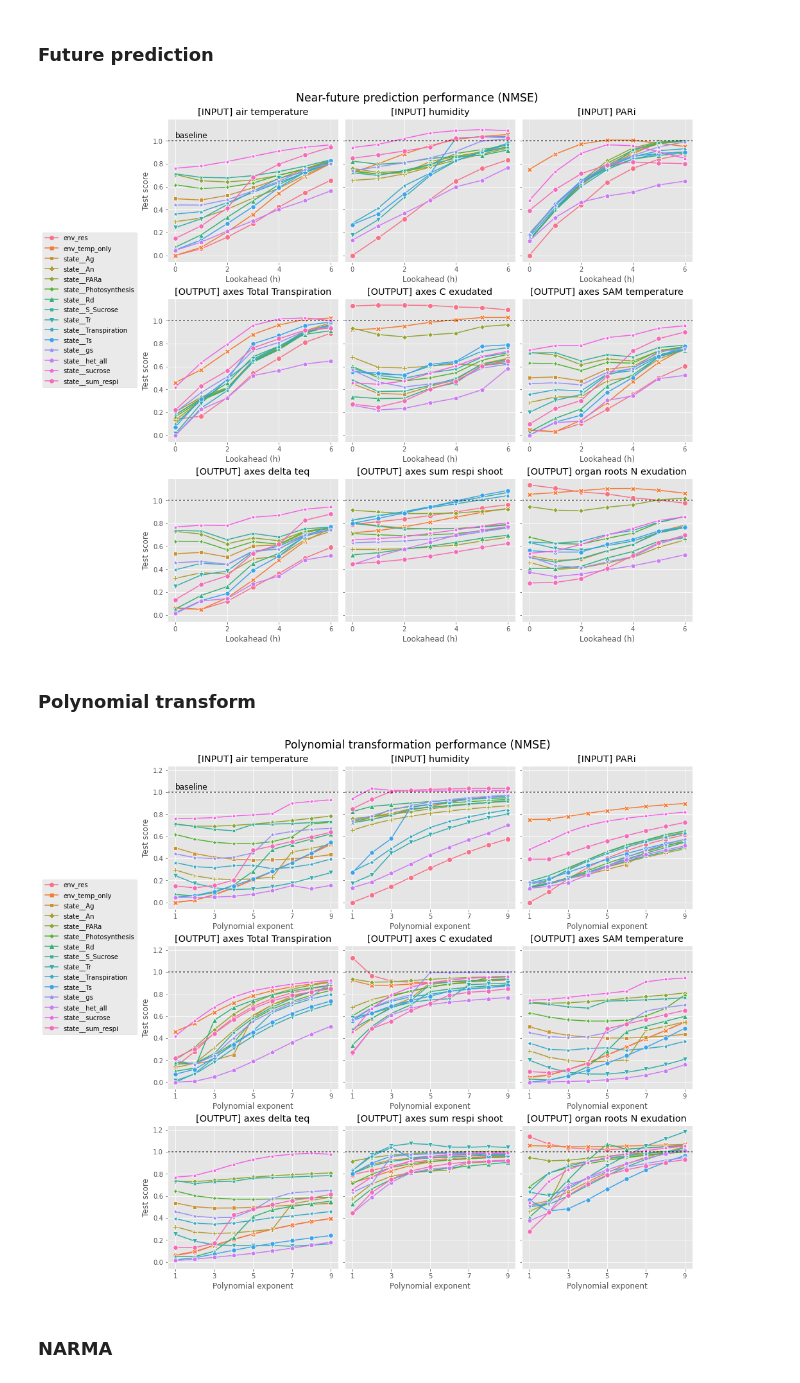
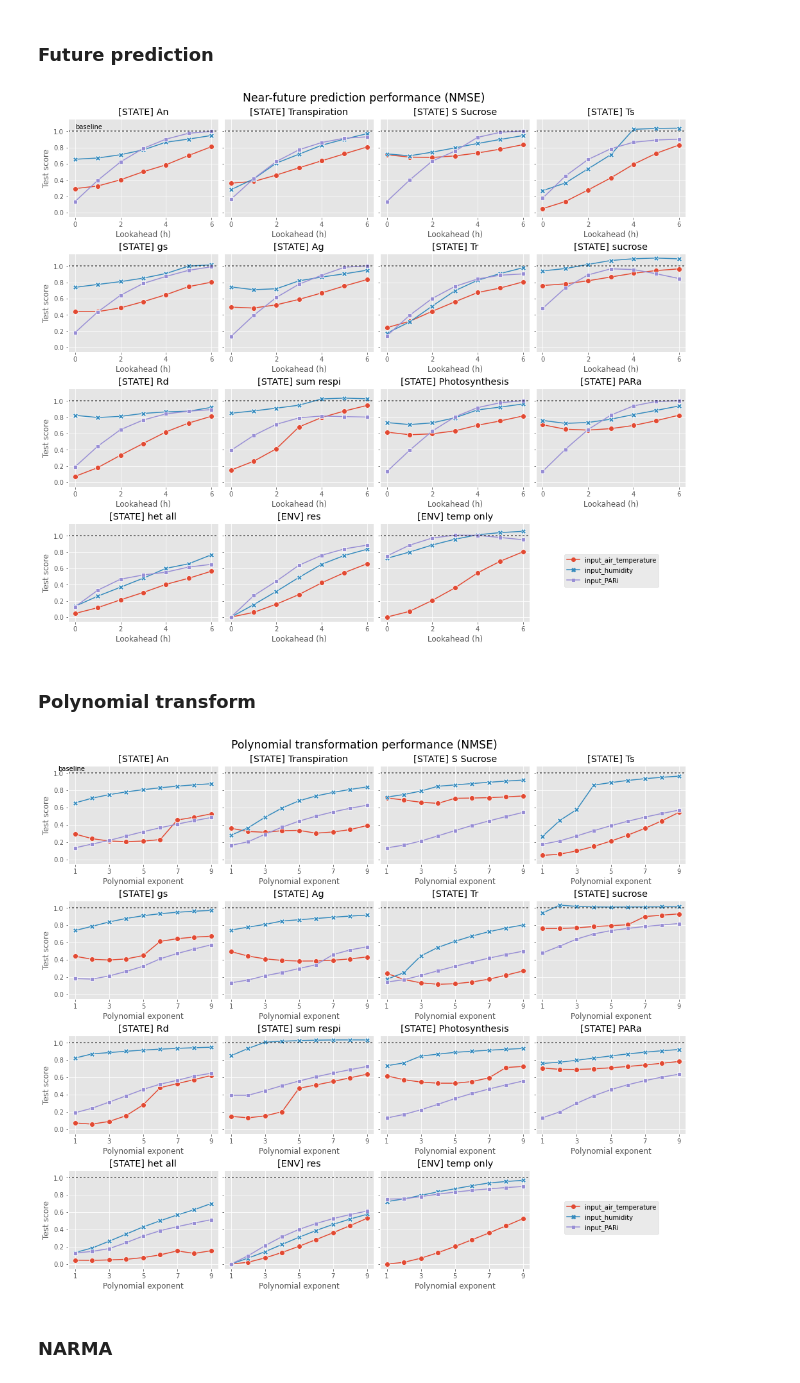
Before and after one commit to mcndt/thesis-plant-reservoir-computing, a Jupyter notebook: notebooks/cnwheat_rc_results_benchmarks.ipynb, the cells around one changed output. Cells and saved outputs as stored; diff of their text form; code cells hidden in the pictures.

```diff
--- a/notebooks/cnwheat_rc_results_benchmarks.ipynb
+++ b/notebooks/cnwheat_rc_results_benchmarks.ipynb
@@ -53,7 +55,7 @@ with plt.style.context('ggplot'):
 
   for benchmark, ax in zip(benchmarks, axs.flatten()):
 
-    plot_data = data.loc[:, :, benchmark].reset_index()
+    plot_data = data.loc[input_targets, :, benchmark].reset_index()
     plot_data['test_score'] *= -1
     plot_data['train_mean'] *= -1
     sns.scatterplot(x='train_mean', y='test_score', hue=bench_param[benchmark], s=100, data=plot_data, ax=ax)
@@ -67,20 +69,2 @@ with plt.style.context('ggplot'):
 # %% [markdown]
 ### Delay line
-# %%
-BENCHMARK = 'delay_line'
-TARGET = targets[0]
-
-# BEST_RESERVOIRS = ['state__Ts', 'state__Rd', 'state__sum_respi', 'state__Tr', 'state__An']
-
-with plt.style.context('ggplot'):
-
-  plot_data = data.loc[TARGET, BENCHMARK].reset_index()
-  plot_data['test_score'] *= -1
-
-  # g = sns.FacetGrid(tips, col="time")
-
-
-  g = sns.relplot(x=bench_param[BENCHMARK], y="test_score", hue="reservoir_id", style="reservoir_id",
-                  kind="line", dashes=False, markers=True, data=plot_data, height=6, aspect=1.2)
-
-  g.ax.set_title('test')
@@ -135,32 +122,32 @@ with plt.style.context('ggplot'):
 ### Future prediction
 # %%
 BENCHMARK = 'near_future_pred'
-TARGET = targets[0]
-
-BEST_RESERVOIRS = ['state__Ts', 'state__Rd', 'state__sum_respi', 'state__Tr', 'state__An']
+TARGETS = input_targets
 
 MAX_PARAM = 8
 
-target_to_title = lambda x: x.replace("_", " ").replace("  ", " ").replace("input", "[INPUT]").replace("output", "[OUTPUT]")
+res_to_title = lambda x: x.replace("_", " ").replace("  ", " ").replace("state", "[STATE]").replace("env", "[ENV]")
 
 with plt.style.context('ggplot'):
 
-  fig, axs = plt.subplots(3, 3, figsize=(12, 12), constrained_layout=True, sharey=True, sharex=False)
+  n_cols = 4
+  n_rows = int(np.ceil(len(reservoirs) / n_cols))
 
-  for target, ax in zip(targets, axs.flatten()):
+  fig, axs = plt.subplots(n_rows, n_cols, figsize=(14, 3 * n_rows), squeeze=False, constrained_layout=True, sharey=True, sharex=False)
 
-    plot_data = data.loc[target, :, BENCHMARK].reset_index()
+  for reservoir, ax in zip(reservoirs, axs.flatten()):
+
+    plot_data = data.loc[TARGETS, reservoir, BENCHMARK].reset_index()
     plot_data = plot_data[plot_data[bench_param[BENCHMARK]] <= MAX_PARAM]
     plot_data['test_score'] *= -1
 
-
-    sns.lineplot(x=bench_param[BENCHMARK], y="test_score", hue="reservoir_id", style="reservoir_id",
+    sns.lineplot(x=bench_param[BENCHMARK], y="test_score", hue="target_id", style="target_id",
                  dashes=False, markers=True, data=plot_data, ax=ax, markersize=8)
 
 
     ax.axhline(1, dashes=(2, 2), color='black', alpha=0.66)
     if ax is axs[0, 0]:
-      ax.text(0, 1.025, 'baseline', fontsize='large', rotation='horizontal')
+      ax.text(0, 1.025, 'baseline', fontsize='medium', rotation='horizontal')
 
 
     x_ticks = plot_data[bench_param[BENCHMARK]].unique().tolist()
@@ -168,63 +155,69 @@ with plt.style.context('ggplot'):
 
     if ax is axs[0, 0]:
       handles, labels = ax.get_legend_handles_labels()
-      fig.legend(handles, labels, bbox_to_anchor=(0, 0.75))
+      fig.legend(handles, labels, bbox_to_anchor=(0.96, 0.17))
     ax.legend_.remove()
 
     ax.set_xlabel(bench_xlabel[BENCHMARK])
     ax.set_ylabel("Test score")
-    ax.set_title(f'{target_to_title(target)}')
+    ax.set_title(f'{res_to_title(reservoir)}')
+
+  for ax in axs.flatten()[len(reservoirs):]:
+    ax.remove()
 
   plt.suptitle(f'{bench_title[BENCHMARK]} performance (NMSE)', fontsize='xx-large')
 # %% [output]
-[figure, old version]
+[figure, new version]
 # %% [markdown]
 ### Polynomial transform
 # %%
 BENCHMARK = 'polynomial'
-TARGET = targets[0]
-
-BEST_RESERVOIRS = ['state__Ts', 'state__Rd', 'state__sum_respi', 'state__Tr', 'state__An']
+TARGETS = input_targets
 
 MAX_PARAM = 100
 
-target_to_title = lambda x: x.replace("_", " ").replace("  ", " ").replace("input", "[INPUT]").replace("output", "[OUTPUT]")
+res_to_title = lambda x: x.replace("_", " ").replace("  ", " ").replace("state", "[STATE]").replace("env", "[ENV]")
 
 with plt.style.context('ggplot'):
 
-  fig, axs = plt.subplots(3, 3, figsize=(12, 12), constrained_layout=True, sharey=True, sharex=False)
+  n_cols = 4
+  n_rows = int(np.ceil(len(reservoirs) / n_cols))
 
-  for target, ax in zip(targets, axs.flatten()):
+  fig, axs = plt.subplots(n_rows, n_cols, figsize=(14, 3 * n_rows), squeeze=False, constrained_layout=True, sharey=True, sharex=False)
 
-    plot_data = data.loc[target, :, BENCHMARK].reset_index()
+  for reservoir, ax in zip(reservoirs, axs.flatten()):
+
+    plot_data = data.loc[TARGETS, reservoir, BENCHMARK].reset_index()
     plot_data = plot_data[plot_data[bench_param[BENCHMARK]] <= MAX_PARAM]
     plot_data['test_score'] *= -1
 
-
-    sns.lineplot(x=bench_param[BENCHMARK], y="test_score", hue="reservoir_id", style="reservoir_id",
+    sns.lineplot(x=bench_param[BENCHMARK], y="test_score", hue="target_id", style="target_id",
                  dashes=False, markers=True, data=plot_data, ax=ax, markersize=8)
 
 
     ax.axhline(1, dashes=(2, 2), color='black', alpha=0.66)
     if ax is axs[0, 0]:
-      ax.text(1, 1.025, 'baseline', fontsize='large', rotation='horizontal')
+      ax.text(0, 1.025, 'baseline', fontsize='medium', rotation='horizontal')
 
 
     x_ticks = plot_data[bench_param[BENCHMARK]].unique().tolist()
     ax.set_xticks(x_ticks[::2])
 
     if ax is axs[0, 0]:
       handles, labels = ax.get_legend_handles_labels()
-      fig.legend(handles, labels, bbox_to_anchor=(0, 0.75))
+      fig.legend(handles, labels, bbox_to_anchor=(0.96, 0.17))
     ax.legend_.remove()
 
     ax.set_xlabel(bench_xlabel[BENCHMARK])
     ax.set_ylabel("Test score")
-    ax.set_title(f'{target_to_title(target)}')
+    ax.set_title(f'{res_to_title(reservoir)}')
+
+  for ax in axs.flatten()[len(reservoirs):]:
+    ax.remove()
 
   plt.suptitle(f'{bench_title[BENCHMARK]} performance (NMSE)', fontsize='xx-large')
 # %% [output]
-[figure, old version]
+[figure, new version]
 # %% [markdown]
 ### NARMA
 # %%
```
Also changed, not shown: parts of 6 cells of this notebook, 7 other files.
